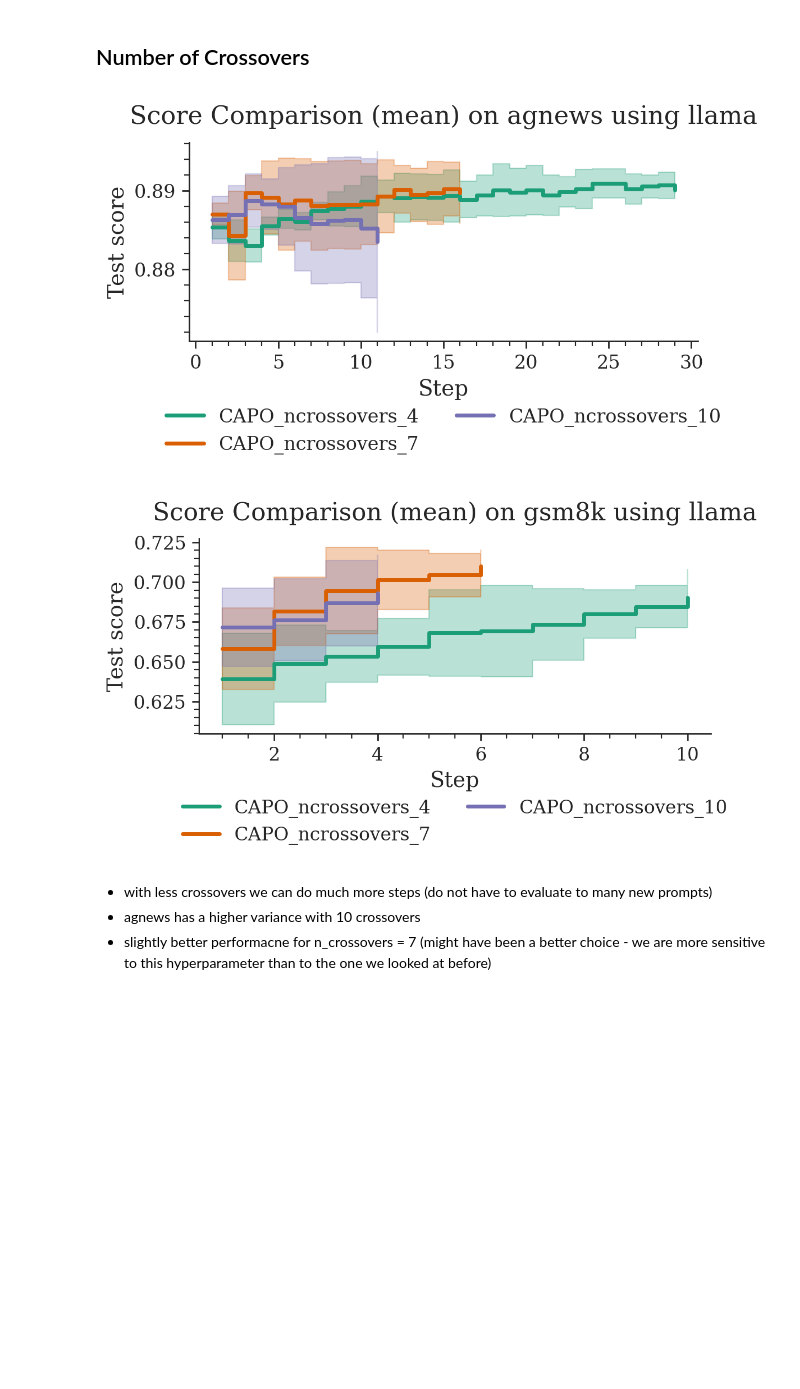
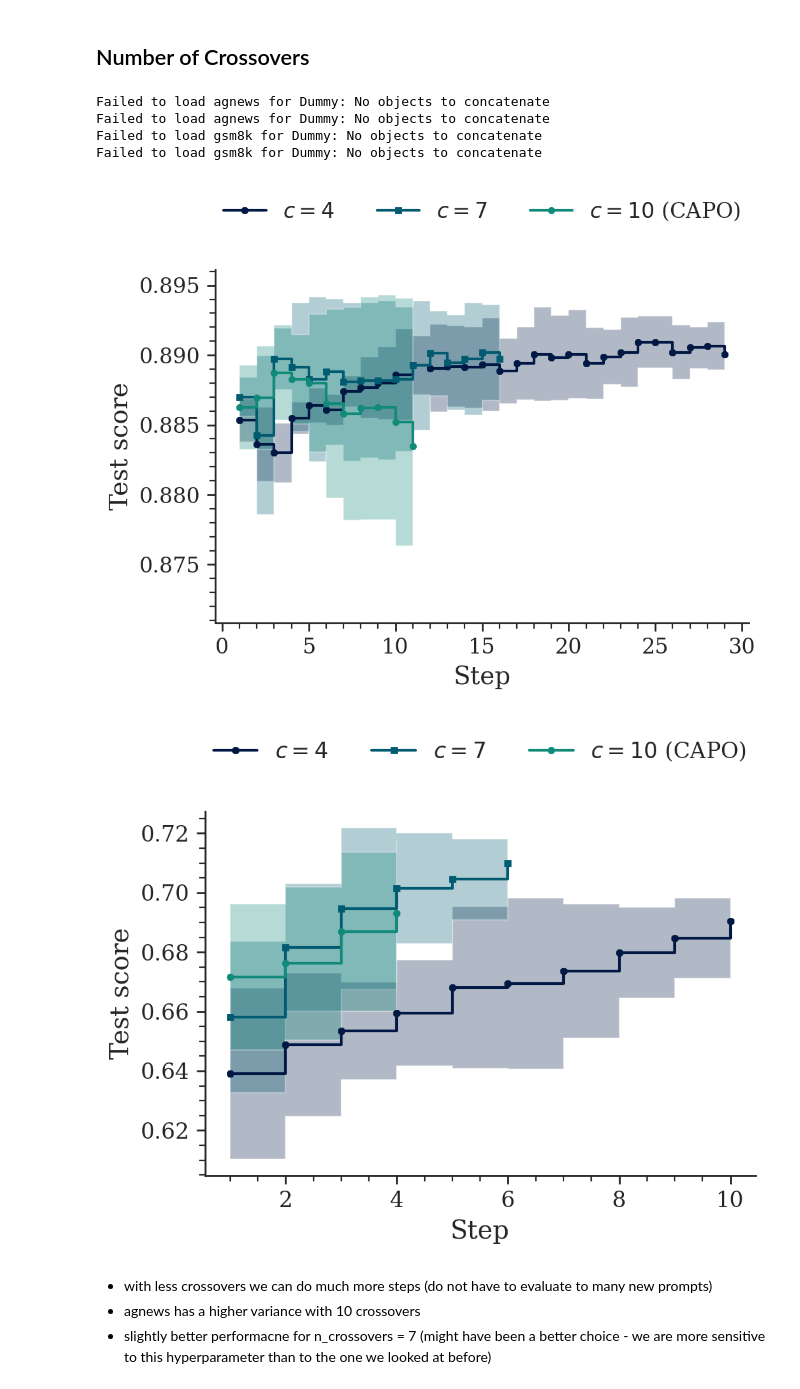
Before and after one commit to finitearth/capo, a Jupyter notebook: notebooks/paper_visualization/hp_visualization.ipynb, the cells around one changed output. Saved outputs shown, nothing was run; the diff lists cells and outputs as text; code cells hidden in the pictures; blank space fills up the shorter version.

```diff
--- a/notebooks/paper_visualization/hp_visualization.ipynb
+++ b/notebooks/paper_visualization/hp_visualization.ipynb
@@ -43,5 +53,8 @@ for dataset in DATASETS:
         x_col="step",
         path_prefix="../..",
         score_col="test_score",
+        continuous_colors=True,
+        markers=markers,
+        labels=labels,
     );
 # %% [output]
@@ -136,3 +136,7 @@ hp_runs = [
+# %%
+hp_runs = ["CAPO_pop_6", "CAPO_pop_8", "CAPO_pop_10", None, "CAPO_pop_12"]
+markers = ["8", "s", "o", None, "p"]
+labels = [r"$\mu=6$", r"$\mu=8$", r"$\mu=10$ (CAPO)", "Dummy", r"$\mu=12$"]
 # %%
 for dataset in DATASETS:
     plot_population_scores_comparison(
@@ -145,5 +149,10 @@ for dataset in DATASETS:
         x_col="step",
         path_prefix="../..",
         score_col="test_score",
+        continuous_colors=True,
+        markers=markers,
+        labels=labels,
+        ncols=2,
+        figsize=(5.4, 3),
     );
 # %% [output]
@@ -165,19 +171,30 @@ hp_runs = [
+# %%
+hp_runs = ["CAPO_ncrossovers_4", "CAPO_ncrossovers_7", "CAPO_ncrossovers_10", "Dummy", "Dummy"]
+markers = ["8", "s", "o", None, None]
+labels = [r"$c=4$", r"$c=7$", r"$c=10$ (CAPO)", "Dummy", "Dummy"]
 # %%
 for dataset in DATASETS:
     plot_population_scores_comparison(
         dataset,
         "llama",
         hp_runs,
         "mean",
         plot_seeds=False,
         plot_stddev=True,
         x_col="step",
         path_prefix="../..",
         score_col="test_score",
+        continuous_colors=True,
+        markers=markers,
+        labels=labels,
     );
 # %% [output]
+Failed to load agnews for Dummy: No objects to concatenate
+Failed to load agnews for Dummy: No objects to concatenate
+Failed to load gsm8k for Dummy: No objects to concatenate
+Failed to load gsm8k for Dummy: No objects to concatenate
-[figure, old version]
+[figure, new version]
-[figure, old version]
+[figure, new version]
 # %% [markdown]
 - with less crossovers we can do much more steps (do not have to evaluate to many new prompts)
 - agnews has a higher variance with 10 crossovers
```
Also changed, not shown: parts of 11 cells of this notebook, 11 other files.
